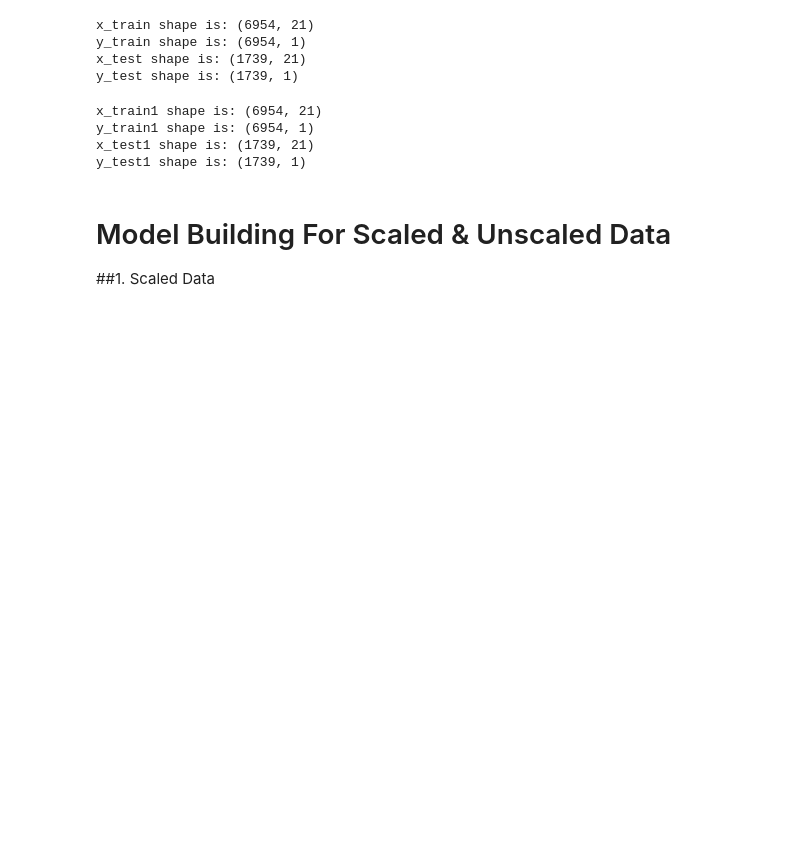
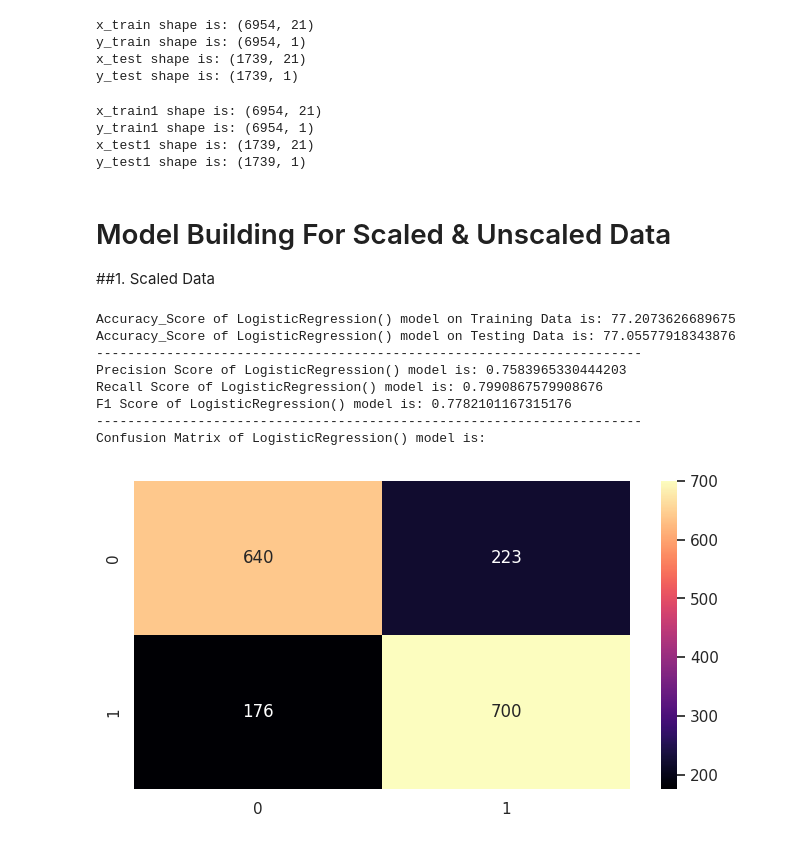
Before and after one commit to 7PAM2015-0509-2023-Team-8/Kaggle-Challenge, a Jupyter notebook: Kaggle_Challenge.ipynb, the cells around one changed output. Drawn from its saved outputs; the diff is of its cells as text; code cells hidden in the pictures; blank space fills up the shorter version.

```diff
--- a/Kaggle_Challenge.ipynb
+++ b/Kaggle_Challenge.ipynb
@@ -764,3 +764,15 @@ def model_prediction(model):
     plt.figure(figsize=(8,4))
     sns.heatmap(cm,annot=True,fmt="g",cmap="magma")
     plt.show()
+# %%
+model_prediction(LogisticRegression())
+# %% [output]
+Accuracy_Score of LogisticRegression() model on Training Data is: 77.2073626689675
+Accuracy_Score of LogisticRegression() model on Testing Data is: 77.05577918343876
+----------------------------------------------------------------------
+Precision Score of LogisticRegression() model is: 0.7583965330444203
+Recall Score of LogisticRegression() model is: 0.7990867579908676
+F1 Score of LogisticRegression() model is: 0.7782101167315176
+----------------------------------------------------------------------
+Confusion Matrix of LogisticRegression() model is:
+[figure, added]
```
Also changed, not shown: parts of 1 cell of this notebook.
